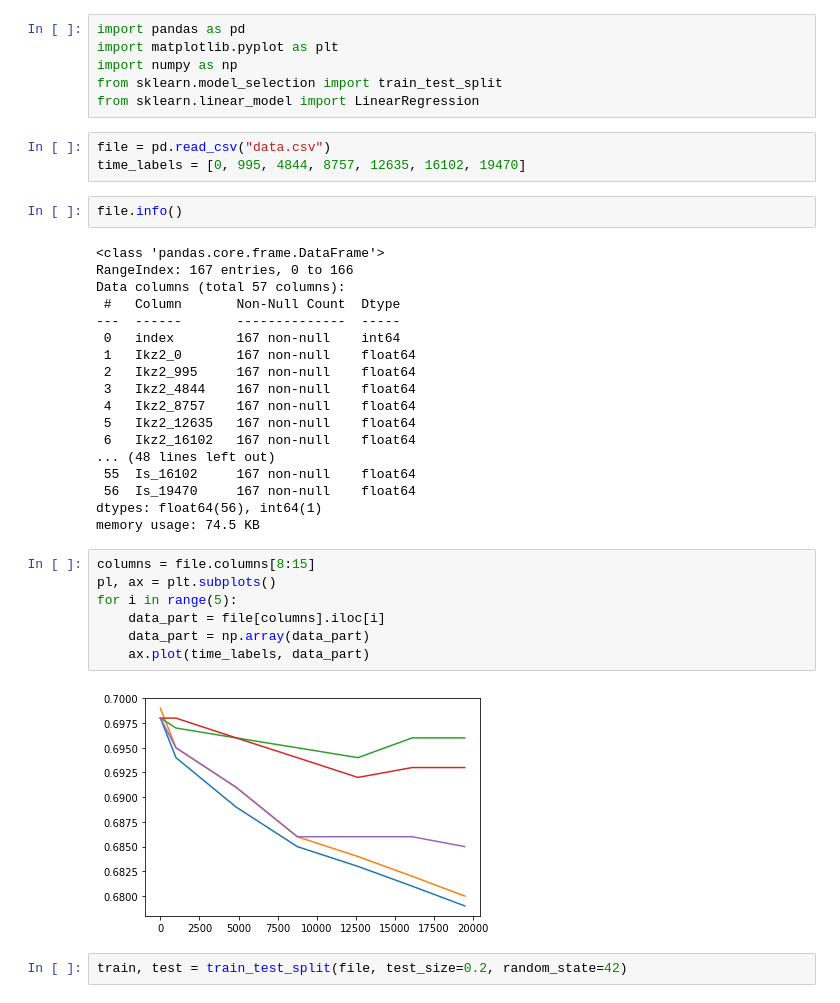
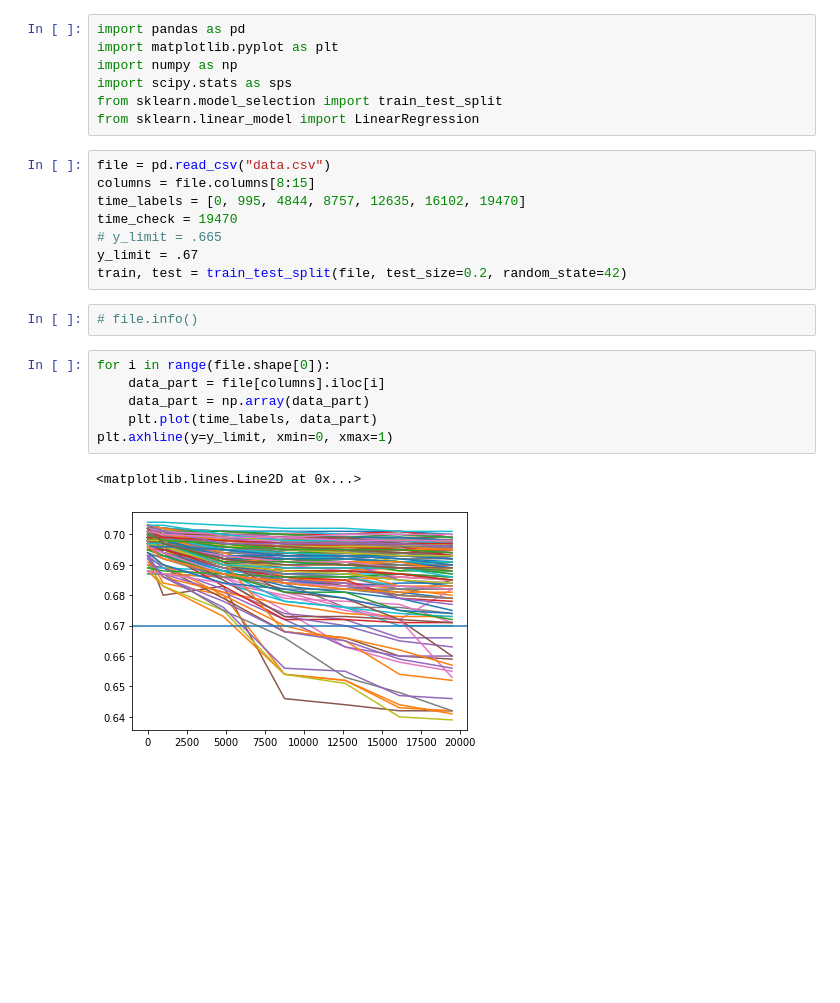
Before and after one commit to rommmmmka/data-processing, a Jupyter notebook: regression.ipynb, the cells around one changed output. Saved outputs shown, nothing was run; the diff lists cells and outputs as text; blank space fills up the shorter version.

```diff
--- a/regression.ipynb
+++ b/regression.ipynb
@@ -2,41 +2,27 @@
 import pandas as pd
 import matplotlib.pyplot as plt
 import numpy as np
+import scipy.stats as sps
 from sklearn.model_selection import train_test_split
 from sklearn.linear_model import LinearRegression
 # %%
 file = pd.read_csv("data.csv")
+columns = file.columns[8:15]
 time_labels = [0, 995, 4844, 8757, 12635, 16102, 19470]
+time_check = 19470
+# y_limit = .665
+y_limit = .67
+train, test = train_test_split(file, test_size=0.2, random_state=42)
-# %%
-file.info()
-# %% [output]
-<class 'pandas.core.frame.DataFrame'>
-RangeIndex: 167 entries, 0 to 166
-Data columns (total 57 columns):
- #   Column       Non-Null Count  Dtype
----  ------       --------------  -----
- 0   index        167 non-null    int64
- 1   Ikz2_0       167 non-null    float64
- 2   Ikz2_995     167 non-null    float64
- 3   Ikz2_4844    167 non-null    float64
- 4   Ikz2_8757    167 non-null    float64
- 5   Ikz2_12635   167 non-null    float64
- 6   Ikz2_16102   167 non-null    float64
-... (48 lines left out)
- 55  Is_16102     167 non-null    float64
- 56  Is_19470     167 non-null    float64
-dtypes: float64(56), int64(1)
-memory usage: 74.5 KB
+# %%
+# file.info()
 # %%
-columns = file.columns[8:15]
-pl, ax = plt.subplots()
-for i in range(5):
+for i in range(file.shape[0]):
     data_part = file[columns].iloc[i]
     data_part = np.array(data_part)
-    ax.plot(time_labels, data_part)
+    plt.plot(time_labels, data_part)
+plt.axhline(y=y_limit, xmin=0, xmax=1)
 # %% [output]
+<matplotlib.lines.Line2D at 0x...>
-[figure, old version]
+[figure, new version]
-# %%
-train, test = train_test_split(file, test_size=0.2, random_state=42)
 # %%
 mean = []
```
Also changed, not shown: parts of 10 cells of this notebook.
